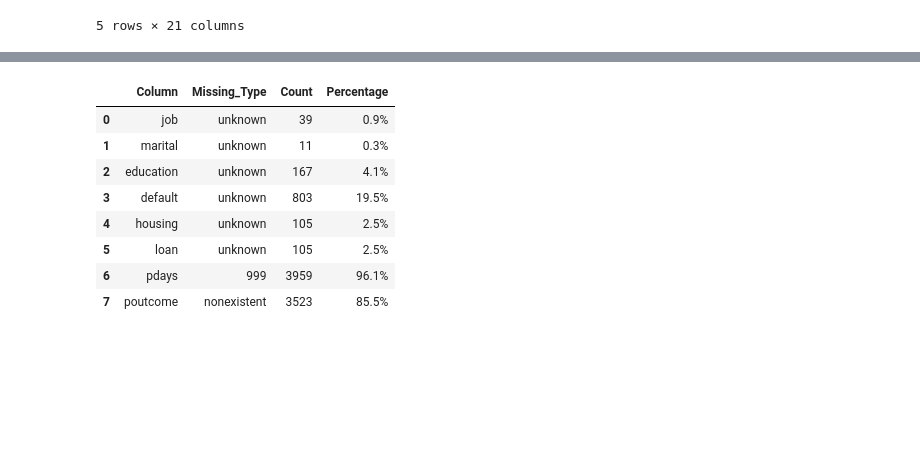
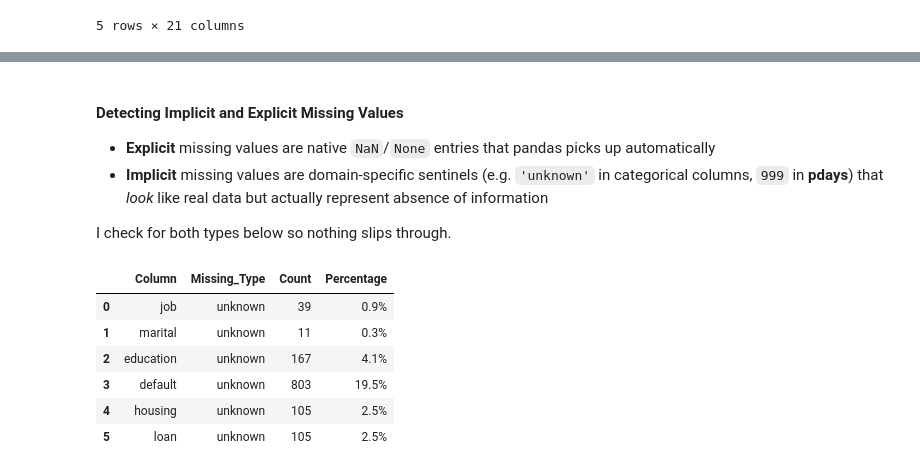
Before and after one commit to Declamski/ML_foundations_data_preparation, a Jupyter notebook: assignment_1_declan_vandam.ipynb, the cells around one changed output, grey strips where cells are left out. Drawn from its saved outputs; the diff is of its cells as text; code cells hidden in the pictures; blank space fills up the shorter version.

```diff
--- a/assignment_1_declan_vandam.ipynb
+++ b/assignment_1_declan_vandam.ipynb
@@ -76,3 +135,9 @@ plt.show()
+# %% [markdown]
+#### Detecting Implicit and Explicit Missing Values
+- **Explicit** missing values are native `NaN`/`None` entries that pandas picks up automatically
+- **Implicit** missing values are domain-specific sentinels (e.g. `'unknown'` in categorical columns, `999` in **pdays**) that *look* like real data but actually represent absence of information
+
+I check for both types below so nothing slips through.
 # %%
 # Detect explicit and implicit missing values
 missing_data = {
@@ -80,39 +145,41 @@ missing_data = {
     'marital': 'unknown',
     'education': 'unknown',
     'default': 'unknown',
     'housing': 'unknown',
-    'loan': 'unknown',
-    'pdays': 999,
-    'poutcome': 'nonexistent',
+    'loan': 'unknown'
 }
-
-data = data.replace(missing_data, pd.NA)
 
 missing_summary = []
 
 for col in data.columns:
-    missing_count = data[col].isna().sum()
+    # Explicit missing values (NaN/NA already present in the dataset)
+    explicit_missing_count = data[col].isna().sum()
+
+    # Implicit missing values (special placeholders such as 'unknown')
+    implicit_missing_count = 0
+    missing_type = missing_data.get(col, 'N/A')
+    if col in missing_data:
+        implicit_missing_count = (data[col] == missing_data[col]).sum()
+
+    missing_count = explicit_missing_count + implicit_missing_count
 
     if missing_count > 0:  # Only include columns with missing values
         missing_pct = (missing_count / len(data)) * 100
-        missing_type = missing_data.get(col, 'N/A')
 
         missing_summary.append({
             'Column': col,
             'Missing_Type': missing_type,
             'Count': missing_count,
             'Percentage': f'{missing_pct:.1f}%'
         })
 
 missing_df = pd.DataFrame(missing_summary)
 display(missing_df)
 # %% [output]
 |  | Column | Missing_Type | Count | Percentage |
 | 0 | job | unknown | 39 | 0.9% |
 | 1 | marital | unknown | 11 | 0.3% |
 | 2 | education | unknown | 167 | 4.1% |
 | 3 | default | unknown | 803 | 19.5% |
 | 4 | housing | unknown | 105 | 2.5% |
 | 5 | loan | unknown | 105 | 2.5% |
-| 6 | pdays | 999 | 3959 | 96.1% |
-| 7 | poutcome | nonexistent | 3523 | 85.5% |
```
Also changed, not shown: parts of 60 cells of this notebook, 3 other files.
